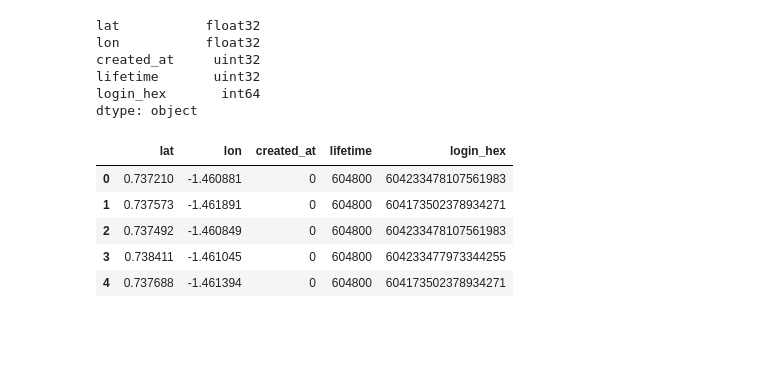
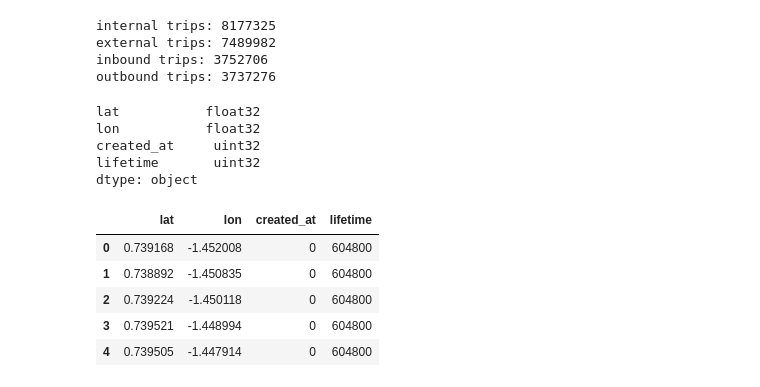
Before and after one commit to BhavyeMathur/av-sim, a Jupyter notebook: semcog-inputs.ipynb, the cells around one changed output. Drawn from its saved outputs; the diff is of its cells as text; code cells hidden in the pictures; blank space fills up the shorter version.

Commit message:
Data sampling for Detroit, Washtenaw, and SE Michigan

```diff
--- a/semcog-inputs.ipynb
+++ b/semcog-inputs.ipynb
@@ -31,6 +31,33 @@ ANN_ARBOR_ISLAND = {"type": "Polygon", "coordinates": [
      [-83.79792464908206, 42.290636920597954], [-83.80538664001456, 42.289349759963734],
      [-83.81290944838942, 42.28866651709263], [-83.79942756147045, 42.286966765791036],
      [-83.78751558920678, 42.284564616433606], [-83.78417372229106, 42.2816895426656]]]}
+
+DETROIT = {'type': 'Polygon', 'coordinates': [
+    ((-82.9105544305786, 42.4171900613737), (-82.9214901309786, 42.3954601421411),
+     (-82.9467971754137, 42.3869905360599), (-82.9239682468776, 42.3521239320005),
+     (-82.9597674925587, 42.3397696595272), (-83.018944892249, 42.3306167502245),
+     (-83.0635576520147, 42.316858205609), (-83.0799405710076, 42.3071723138093),
+     (-83.0998979296352, 42.286698833415), (-83.1181284019949, 42.2897279934914),
+     (-83.1187726296992, 42.2791343949034), (-83.1374512868255, 42.2827918763971),
+     (-83.1609726637321, 42.2549612971133), (-83.1698284246862, 42.2645773329098),
+     (-83.1581612800492, 42.2788447744732), (-83.1669952478746, 42.2895722094552),
+     (-83.1404493556957, 42.2977492956964), (-83.1407013106751, 42.3110091896487),
+     (-83.1564717178831, 42.3272404638746), (-83.1569019614968, 42.3369613293605),
+     (-83.1499416529787, 42.3398377874351), (-83.1476571285151, 42.3519163462992),
+     (-83.1965297101378, 42.3508911560872), (-83.1960557491125, 42.3364353270122),
+     (-83.2153359531873, 42.3361363189277), (-83.2152794671222, 42.329019976215),
+     (-83.2278302728261, 42.3325998466901), (-83.234574703605, 42.3298441316555),
+     (-83.2377673125315, 42.3430866244713), (-83.26384231233, 42.3416931698591),
+     (-83.2665834845886, 42.3787861845365), (-83.2749125399354, 42.3785950988751),
+     (-83.2758614456414, 42.4072818622354), (-83.2863840710294, 42.4070011883285),
+     (-83.2877264711691, 42.4426846339699), (-82.9405329336801, 42.4503733484949),
+     (-82.95127760464, 42.4358092285664), (-82.9105544305786, 42.4171900613737))]}
+
+WASHTENAW = {'type': 'Polygon', 'coordinates': [
+    ((-83.55181519986245, 42.434370939992355), (-83.94464363676845, 42.424148677599426),
+     (-84.13112978994177, 42.424566582507914), (-84.13195838168929, 42.07157597993666),
+     (-84.00814731756785, 42.07359606379444), (-84.00833183767111, 42.078003354997875),
+     (-83.53938897145694, 42.08559552351619), (-83.55181519986245, 42.434370939992355))]}
 
 INTERCHANGES = [[-83.76428663584798, 42.24621291273493],
                 [-83.73925818685441, 42.23706478179984],
@@ -263,24 +243,50 @@ dtype: object
+# %%
+REGION = "detroit"
+
+for mode in ("internal", "external", "inbound", "outbound"):
+    if REGION == "ann-arbor":
+        trips = snap_trips_to_boundary_points(raw_trips, ANN_ARBOR_ISLAND, INTERCHANGES + OVERPASSES, mode=mode)
+    elif REGION == "washtenaw":
+        trips = clip_trips_to_region(raw_trips, WASHTENAW, mode=mode)
+    elif REGION == "detroit":
+        trips = clip_trips_to_region(raw_trips, DETROIT, mode=mode)
+    else:
+        raise ValueError("unknown region")
+
+    print(f"{mode} trips:", len(trips))
+    trips.to_parquet(f"output/semcog/{mode}-{REGION}-trips.parquet")
+# %% [output]
+internal trips: 8177325
+external trips: 7489982
+inbound trips: 3752706
+outbound trips: 3737276
 # %%
-for n_riders in (7500, 10000, 12500, 15000):
-    riders = sample_points_in_polygon(ANN_ARBOR_ISLAND, n_riders, radians=True)
+REGION = "detroit"
+
+poly = {"washtenaw": WASHTENAW, "detroit": DETROIT, "ann-arbor": ANN_ARBOR_ISLAND}[REGION]
+fleets = {"ann-arbor": (7500, 10000, 12500, 15000),
+          "washtenaw": (30000, 35000, 40000, 45000, 50000),
+          "detroit": (30000, 35000, 40000, 45000, 50000)}[REGION]
+
+for n_riders in fleets:
+    riders = sample_points_in_polygon(poly, n_riders, radians=True)
     riders["created_at"] = np.uint32(0)
     riders["lifetime"] = np.uint32(24 * 7 * 3600)
-    preprocess_riders(riders, h3_res=H3_RESOLUTION)
+    preprocess_riders(riders)
 
-    riders.to_parquet(f"data/riders/ann-arbor-{n_riders}.parquet")
+    riders.to_parquet(f"data/riders/{REGION}-{n_riders}.parquet")
 
 print(riders.dtypes)
 riders.head()
 # %% [output]
 lat           float32
 lon           float32
 created_at     uint32
 lifetime       uint32
-login_hex       int64
 dtype: object
-|  | lat | lon | created_at | lifetime | login_hex |
-| 0 | 0.737210 | -1.460881 | 0 | 604800 | 604233478107561983 |
-| 1 | 0.737573 | -1.461891 | 0 | 604800 | 604173502378934271 |
-| 2 | 0.737492 | -1.460849 | 0 | 604800 | 604233478107561983 |
-| 3 | 0.738411 | -1.461045 | 0 | 604800 | 604233477973344255 |
-| 4 | 0.737688 | -1.461394 | 0 | 604800 | 604173502378934271 |
+|  | lat | lon | created_at | lifetime |
+| 0 | 0.739168 | -1.452008 | 0 | 604800 |
+| 1 | 0.738892 | -1.450835 | 0 | 604800 |
+| 2 | 0.739224 | -1.450118 | 0 | 604800 |
+| 3 | 0.739521 | -1.448994 | 0 | 604800 |
+| 4 | 0.739505 | -1.447914 | 0 | 604800 |
```
Also changed, not shown: parts of 13 cells of this notebook, 3 other files.
